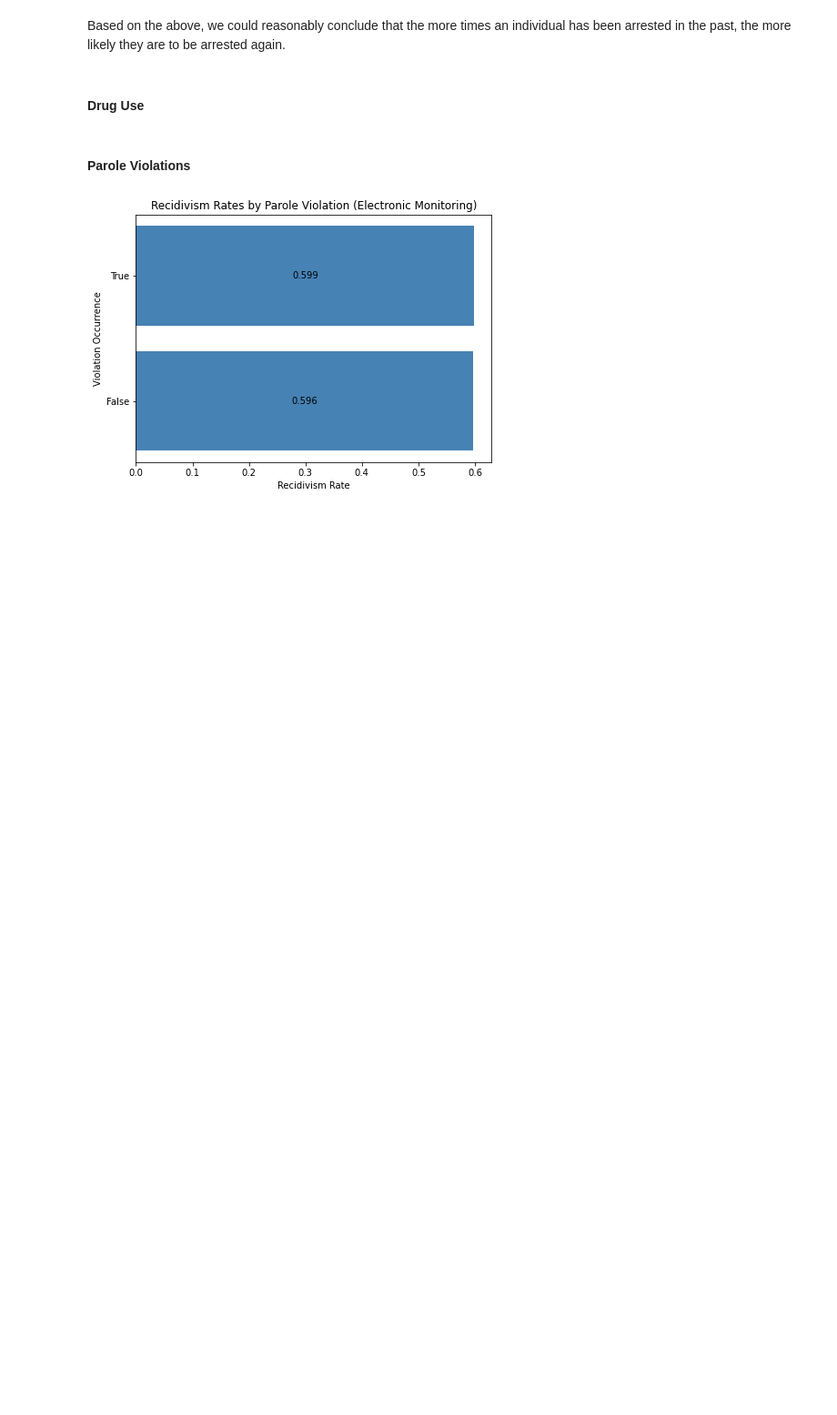
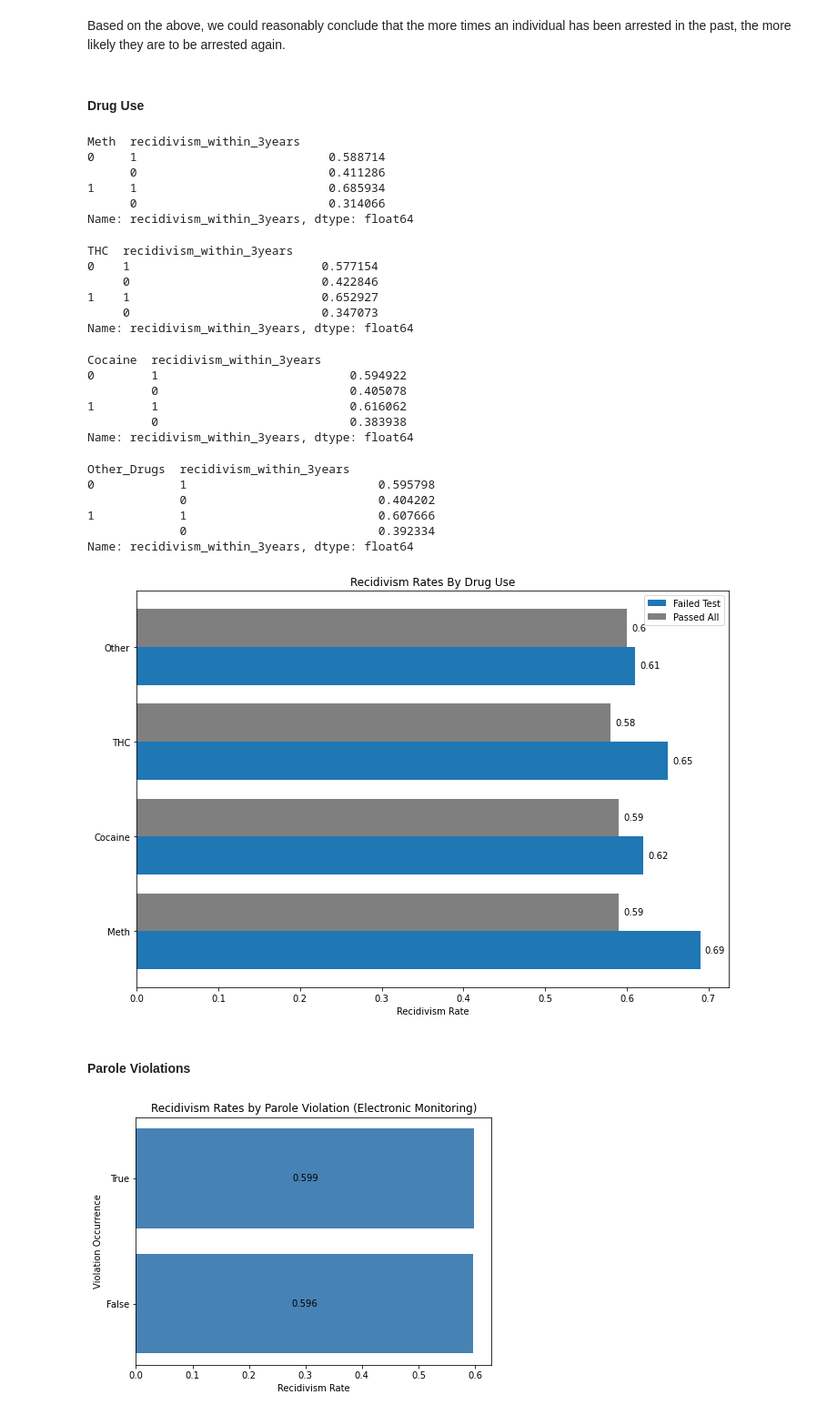
Before and after one commit to ga-dsi-822-group4/recidivism, a Jupyter notebook: notebooks/02_eda.ipynb, the cells around one changed output. Shown at 91% size. Drawn from its saved outputs; the diff is of its cells as text; code cells hidden in the pictures; blank space fills up the shorter version.

```diff
--- a/notebooks/02_eda.ipynb
+++ b/notebooks/02_eda.ipynb
@@ -688,3 +699,70 @@ Based on the above, we could reasonably conclude that the more times an individu
+# %%
+georgia.groupby('Meth')['recidivism_within_3years'].value_counts(normalize = True)
+# %% [output]
+Meth  recidivism_within_3years
+0     1                           0.588714
+      0                           0.411286
+1     1                           0.685934
+      0                           0.314066
+Name: recidivism_within_3years, dtype: float64
+# %%
+georgia.groupby('THC')['recidivism_within_3years'].value_counts(normalize = True)
+# %% [output]
+THC  recidivism_within_3years
+0    1                           0.577154
+     0                           0.422846
+1    1                           0.652927
+     0                           0.347073
+Name: recidivism_within_3years, dtype: float64
+# %%
+georgia.groupby('Cocaine')['recidivism_within_3years'].value_counts(normalize = True)
+# %% [output]
+Cocaine  recidivism_within_3years
+0        1                           0.594922
+         0                           0.405078
+1        1                           0.616062
+         0                           0.383938
+Name: recidivism_within_3years, dtype: float64
+# %%
+georgia.groupby('Other_Drugs')['recidivism_within_3years'].value_counts(normalize = True)
+# %% [output]
+Other_Drugs  recidivism_within_3years
+0            1                           0.595798
+             0                           0.404202
+1            1                           0.607666
+             0                           0.392334
+Name: recidivism_within_3years, dtype: float64
+# %%
+#Comparing Word Counts for Top 10 Republican Topics
+labels = ['Meth', 'Cocaine', 'THC', 'Other']
+
+positive = [.69, .62, .65, .61]
+negative = [.59, .59, .58, .60]
+
+
+x = np.arange(len(labels))
+width = 0.4
+
+fig, ax = plt.subplots(figsize = (10, 7))
+
+posbar = ax.barh(x - width/2, positive, width, label='Failed Test', color = 'tab:blue')
+negbar = ax.barh(x + width/2, negative, width, label='Passed All', color = 'tab:gray')
+
+# Add some text for labels, title and custom x-axis tick labels, etc.
+ax.set_xlabel('Recidivism Rate')
+ax.set_title('Recidivism Rates By Drug Use')
+ax.set_yticks(x, labels)
+ax.legend()
+
+ax.bar_label(negbar, padding=5)
+ax.bar_label(posbar, padding=5)
+
+
+fig.tight_layout()
+
+plt.show()
+# %% [output]
+[figure, added]
 # %% [markdown]
 #### Parole Violations
 # %%
```
Also changed, not shown: parts of 3 cells of this notebook, 5 other files.
